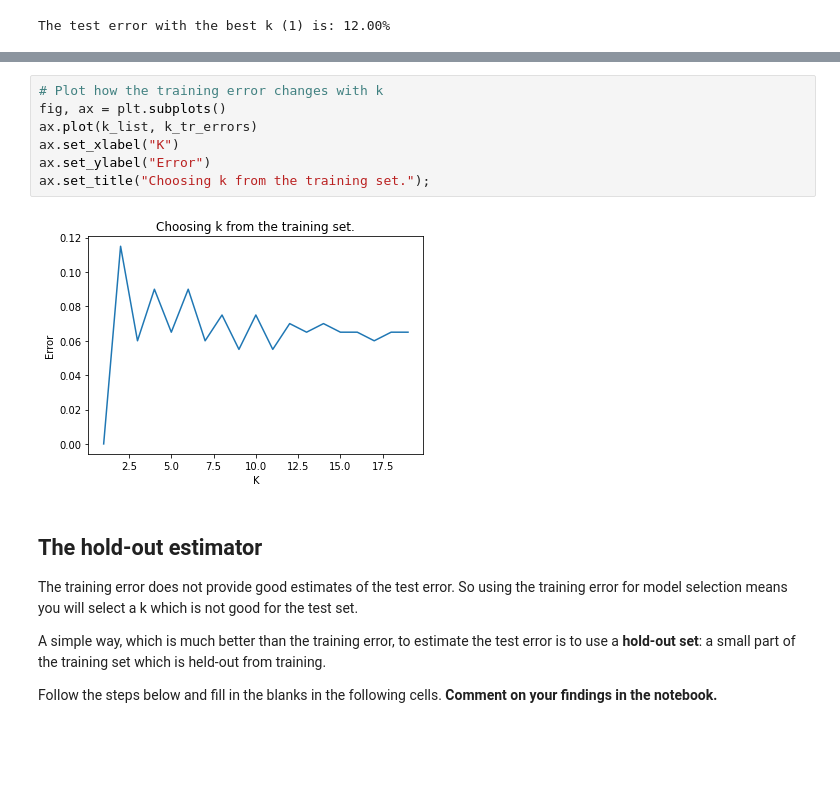
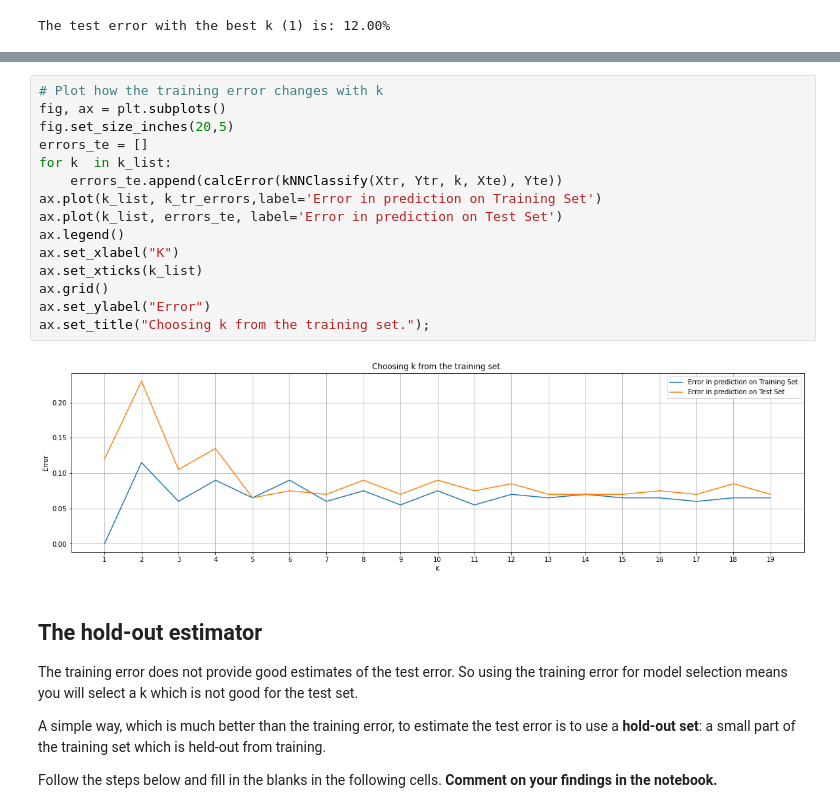
Before and after one commit to invzz/ML_LAB, a Jupyter notebook: lab2_CV.ipynb, the cells around one changed output, grey strips where cells are left out. Drawn from its saved outputs; the diff is of its cells as text; blank space fills up the shorter version.

```diff
--- a/lab2_CV.ipynb
+++ b/lab2_CV.ipynb
@@ -168,12 +194,20 @@ The test error with the best k (1) is: 12.00%
 # %%
 # Plot how the training error changes with k
 fig, ax = plt.subplots()
-ax.plot(k_list, k_tr_errors)
+fig.set_size_inches(20,5)
+errors_te = []
+for k  in k_list:
+    errors_te.append(calcError(kNNClassify(Xtr, Ytr, k, Xte), Yte))
+ax.plot(k_list, k_tr_errors,label='Error in prediction on Training Set')
+ax.plot(k_list, errors_te, label='Error in prediction on Test Set')
+ax.legend()
 ax.set_xlabel("K")
+ax.set_xticks(k_list)
+ax.grid()
 ax.set_ylabel("Error")
 ax.set_title("Choosing k from the training set.");
 # %% [output]
-[figure, old version]
+[figure, new version]
 # %% [markdown]
 ## The hold-out estimator
 
```
Also changed, not shown: parts of 8 cells of this notebook, 1 other file.
